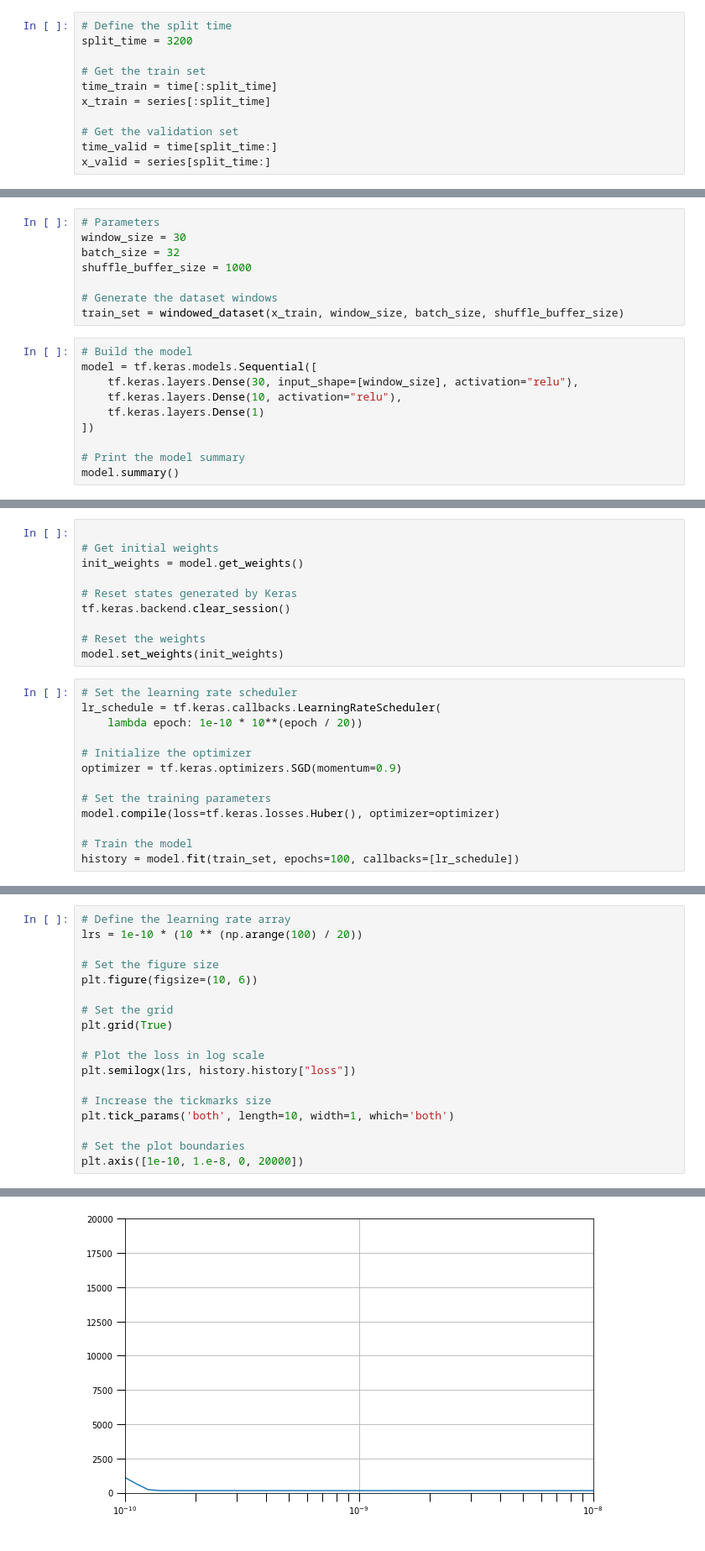
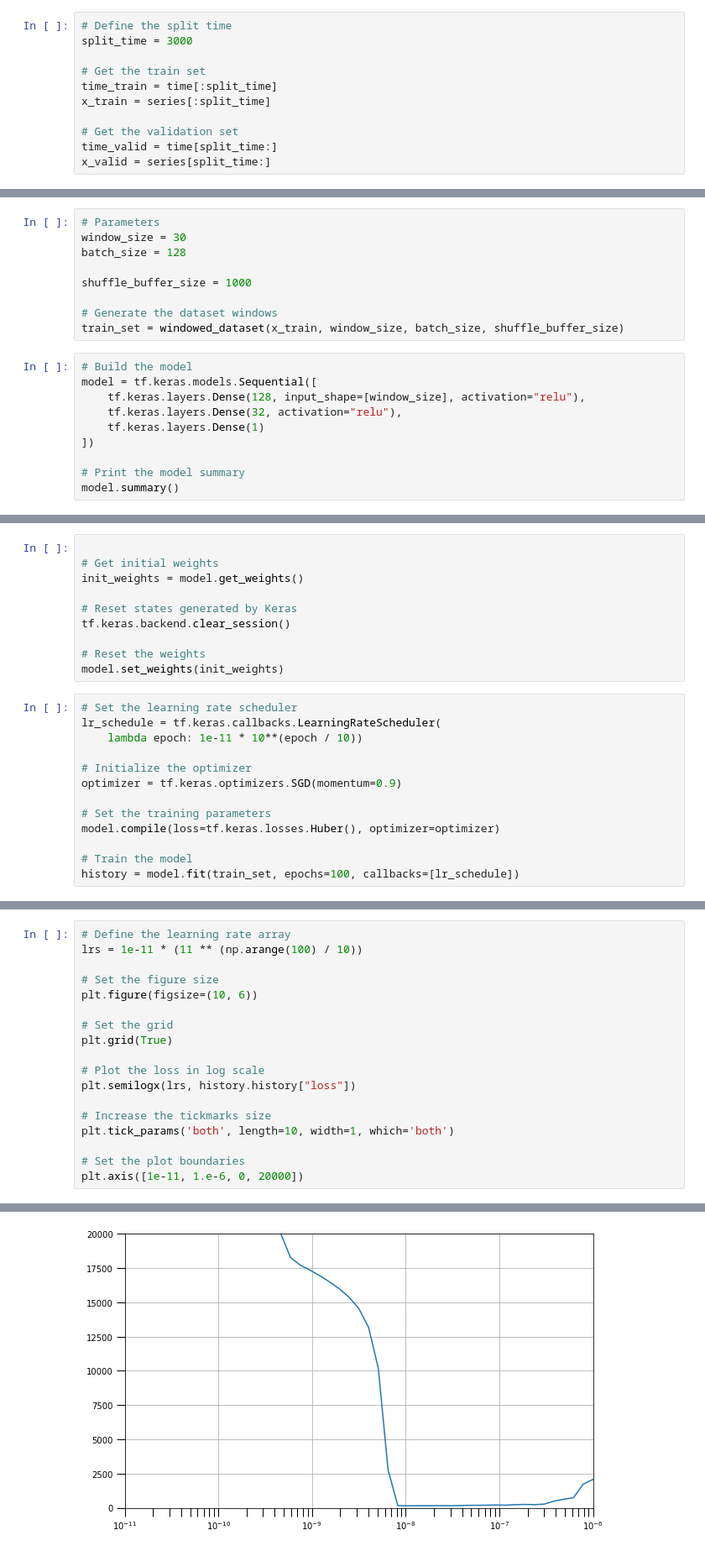
Before and after one commit to C23-PR588/autoforex-machine-learning, a Jupyter notebook: try_first_model.ipynb, the cells around one changed output, grey strips where cells are left out. Shown: that part at 84% size. Drawn from its saved outputs; the diff is of its cells as text.

```diff
--- a/try_first_model.ipynb
+++ b/try_first_model.ipynb
@@ -85,6 +85,6 @@ plot_series(time, series, xlabel='Day', ylabel='EUR/IDR')
 # %%
 # Define the split time
-split_time = 3200
+split_time = 3000
 
 # Get the train set
 time_train = time[:split_time]
@@ -129,7 +129,8 @@ def windowed_dataset(series, window_size, batch_size, shuffle_buffer):
 # %%
 # Parameters
 window_size = 30
-batch_size = 32
+batch_size = 128
+
 shuffle_buffer_size = 1000
 
 # Generate the dataset windows
@@ -137,8 +138,8 @@ train_set = windowed_dataset(x_train, window_size, batch_size, shuffle_buffer_si
 # %%
 # Build the model
 model = tf.keras.models.Sequential([
-    tf.keras.layers.Dense(30, input_shape=[window_size], activation="relu"),
-    tf.keras.layers.Dense(10, activation="relu"),
+    tf.keras.layers.Dense(128, input_shape=[window_size], activation="relu"),
+    tf.keras.layers.Dense(32, activation="relu"),
     tf.keras.layers.Dense(1)
 ])
 
@@ -173,7 +174,7 @@ model.set_weights(init_weights)
 # %%
 # Set the learning rate scheduler
 lr_schedule = tf.keras.callbacks.LearningRateScheduler(
-    lambda epoch: 1e-10 * 10**(epoch / 20))
+    lambda epoch: 1e-11 * 10**(epoch / 10))
 
 # Initialize the optimizer
 optimizer = tf.keras.optimizers.SGD(momentum=0.9)
@@ -204,6 +206,6 @@ Epoch 100/100
 # %%
 # Define the learning rate array
-lrs = 1e-10 * (10 ** (np.arange(100) / 20))
+lrs = 1e-11 * (11 ** (np.arange(100) / 10))
 
 # Set the figure size
 plt.figure(figsize=(10, 6))
@@ -218,5 +220,5 @@ plt.semilogx(lrs, history.history["loss"])
 plt.tick_params('both', length=10, width=1, which='both')
 
 # Set the plot boundaries
-plt.axis([1e-10, 1.e-8, 0, 20000])
+plt.axis([1e-11, 1.e-6, 0, 20000])
 # %% [output]
@@ -224,4 +226,4 @@ plt.axis([1e-10, 1.e-8, 0, 20000])
-[figure, old version]
+[figure, new version]
 # %%
 # Reset states generated by Keras
 tf.keras.backend.clear_session()
```
Also changed, not shown: parts of 14 cells of this notebook, 53 other files.
